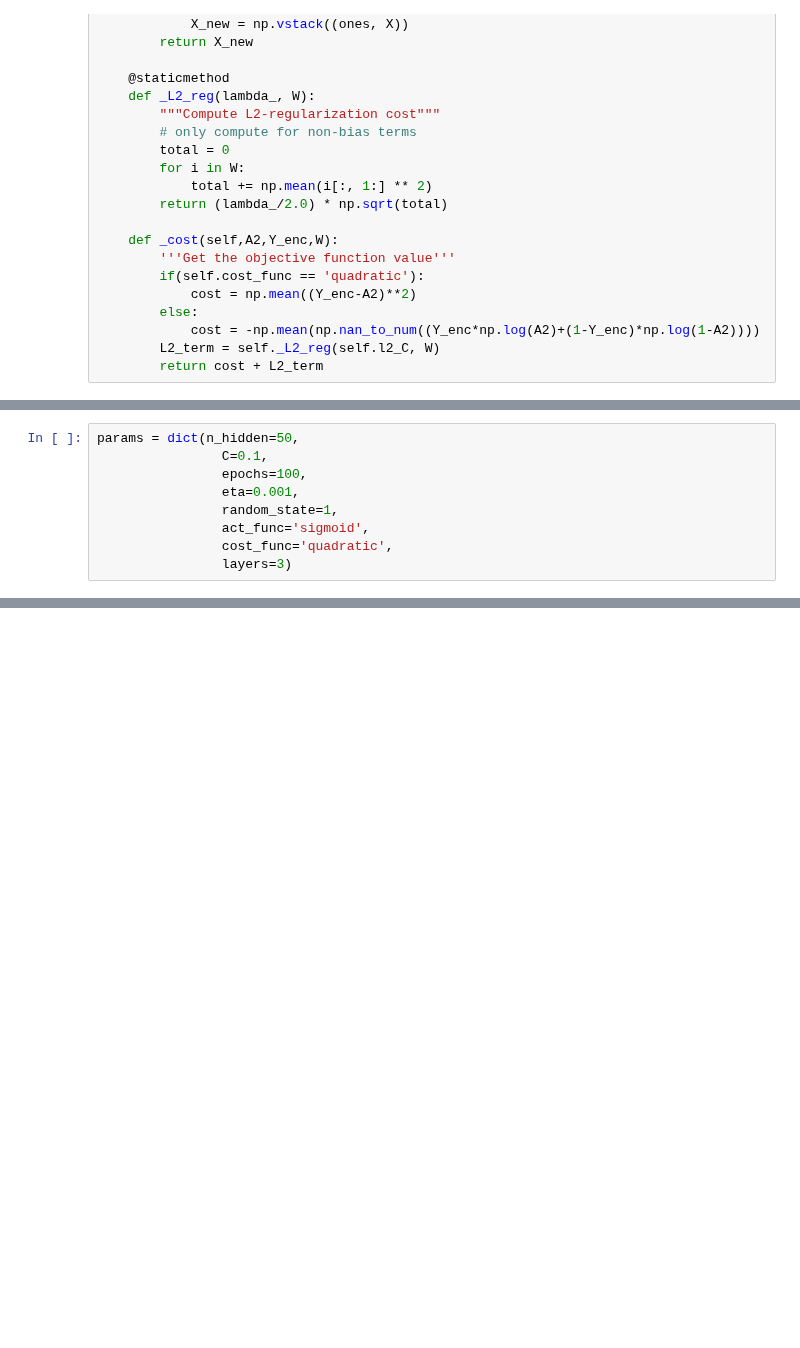
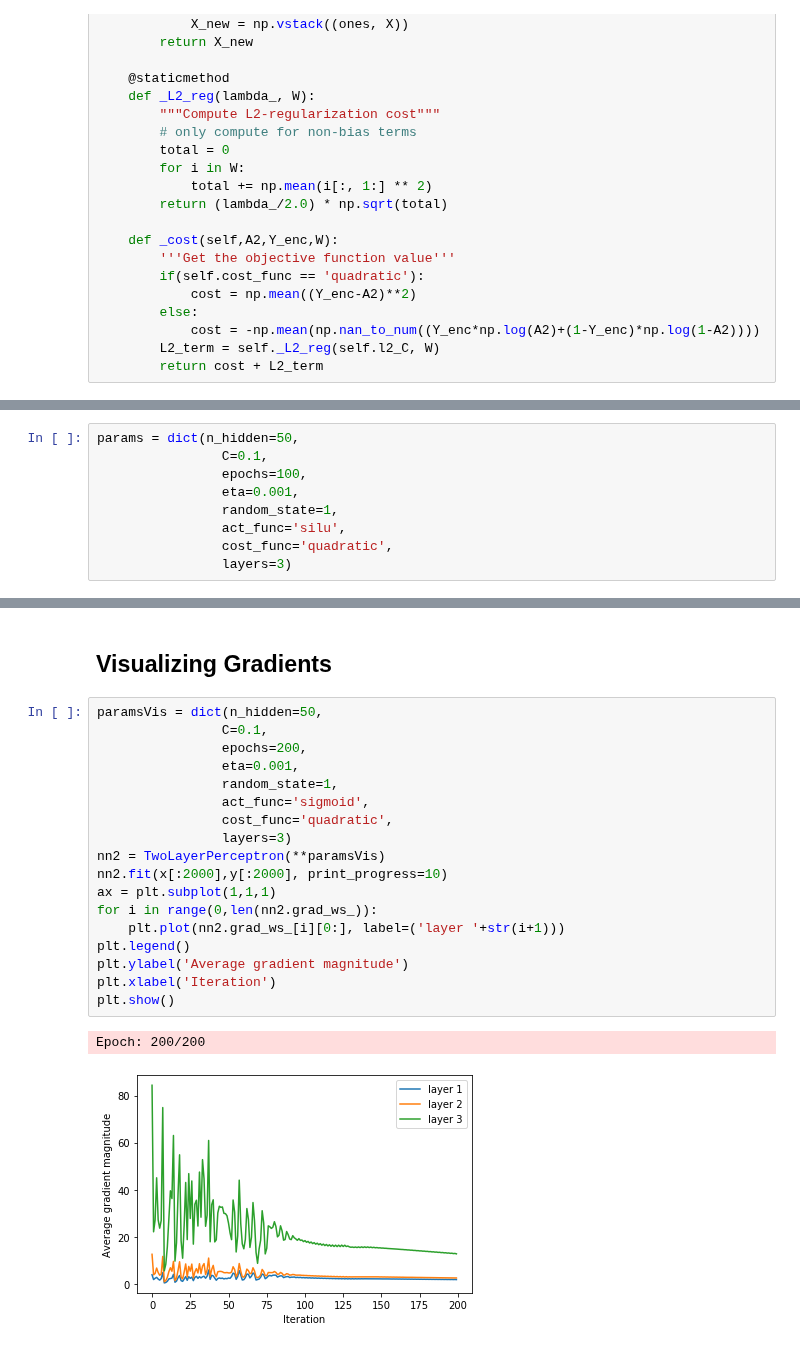
Before and after one commit to l1onh3art88/ml-lab2, a Jupyter notebook: lab4/lab4.ipynb, the cells around one changed output, grey strips where cells are left out. Drawn from its saved outputs; the diff is of its cells as text; blank space fills up the shorter version.

```diff
--- a/lab4/lab4.ipynb
+++ b/lab4/lab4.ipynb
@@ -581,7 +649,7 @@ params = dict(n_hidden=50,
                 epochs=100,
                 eta=0.001,
                 random_state=1,
-                act_func='sigmoid',
+                act_func='silu',
                 cost_func='quadratic',
                 layers=3)
 # %%
@@ -641,0 +712,23 @@ Wall time: 6min 36s
+# %% [markdown]
+## Visualizing Gradients
+# %%
+paramsVis = dict(n_hidden=50,
+                C=0.1,
+                epochs=200,
+                eta=0.001,
+                random_state=1,
+                act_func='sigmoid',
+                cost_func='quadratic',
+                layers=3)
+nn2 = TwoLayerPerceptron(**paramsVis)
+nn2.fit(x[:2000],y[:2000], print_progress=10)
+ax = plt.subplot(1,1,1)
+for i in range(0,len(nn2.grad_ws_)):
+    plt.plot(nn2.grad_ws_[i][0:], label=('layer '+str(i+1)))
+plt.legend()
+plt.ylabel('Average gradient magnitude')
+plt.xlabel('Iteration')
+plt.show()
+# %% [output]
+Epoch: 200/200
+[figure, added]
```
Also changed, not shown: parts of 6 cells of this notebook.
